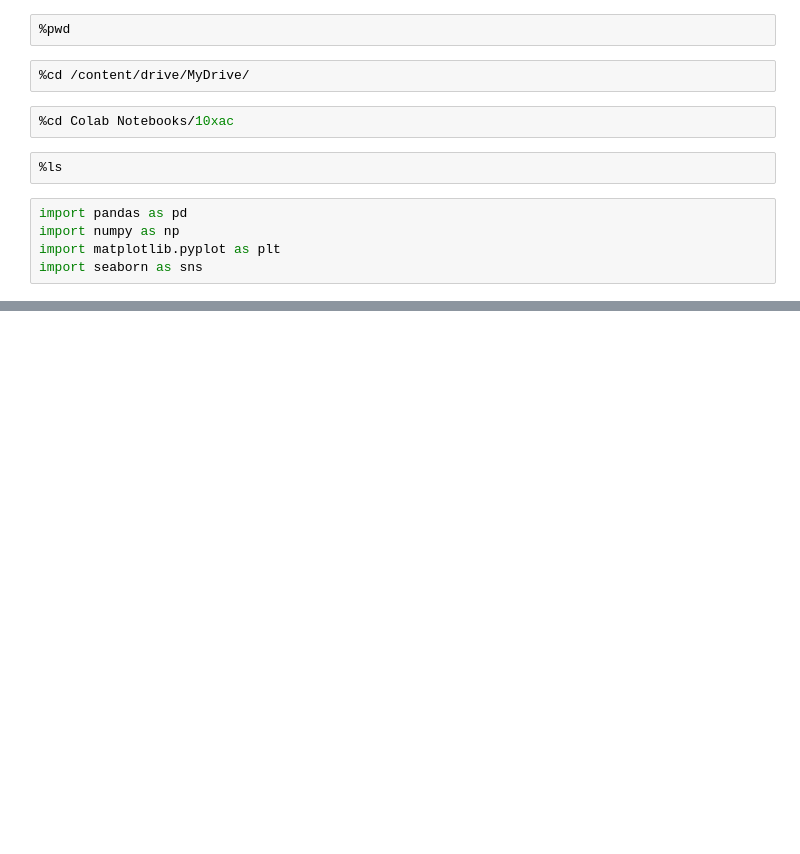
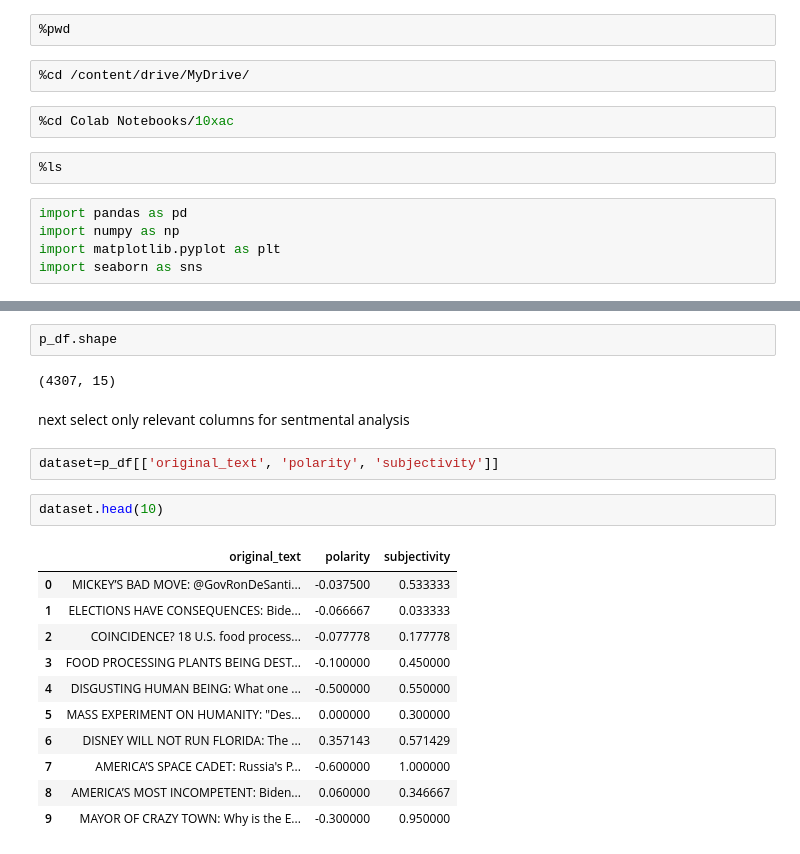
Before and after one commit to user16-et/Twitter-Data-Analysis, a Jupyter notebook: notebook/economic_twiter.ipynb, the cells around one changed output, grey strips where cells are left out. Cells and saved outputs as stored; diff of their text form; blank space fills up the shorter version.

```diff
--- a/notebook/economic_twiter.ipynb
+++ b/notebook/economic_twiter.ipynb
@@ -184,0 +158,22 @@ memory usage: 3.2+ MB
+# %%
+p_df.shape
+# %% [output]
+(4307, 15)
+# %% [markdown]
+next select only relevant columns for sentmental analysis
+# %%
+dataset=p_df[['original_text', 'polarity', 'subjectivity']]
+# %%
+dataset.head(10)
+# %% [output]
+|  | original_text | polarity | subjectivity |
+| 0 | MICKEY’S BAD MOVE: @GovRonDeSanti... | -0.037500 | 0.533333 |
+| 1 | ELECTIONS HAVE CONSEQUENCES: Bide... | -0.066667 | 0.033333 |
+| 2 | COINCIDENCE? 18 U.S. food process... | -0.077778 | 0.177778 |
+| 3 | FOOD PROCESSING PLANTS BEING DEST... | -0.100000 | 0.450000 |
+| 4 | DISGUSTING HUMAN BEING: What one ... | -0.500000 | 0.550000 |
+| 5 | MASS EXPERIMENT ON HUMANITY: "Des... | 0.000000 | 0.300000 |
+| 6 | DISNEY WILL NOT RUN FLORIDA: The ... | 0.357143 | 0.571429 |
+| 7 | AMERICA’S SPACE CADET: Russia's P... | -0.600000 | 1.000000 |
+| 8 | AMERICA’S MOST INCOMPETENT: Biden... | 0.060000 | 0.346667 |
+| 9 | MAYOR OF CRAZY TOWN: Why is the E... | -0.300000 | 0.950000 |
```
Also changed, not shown: parts of 19 cells of this notebook, 1 other file.
